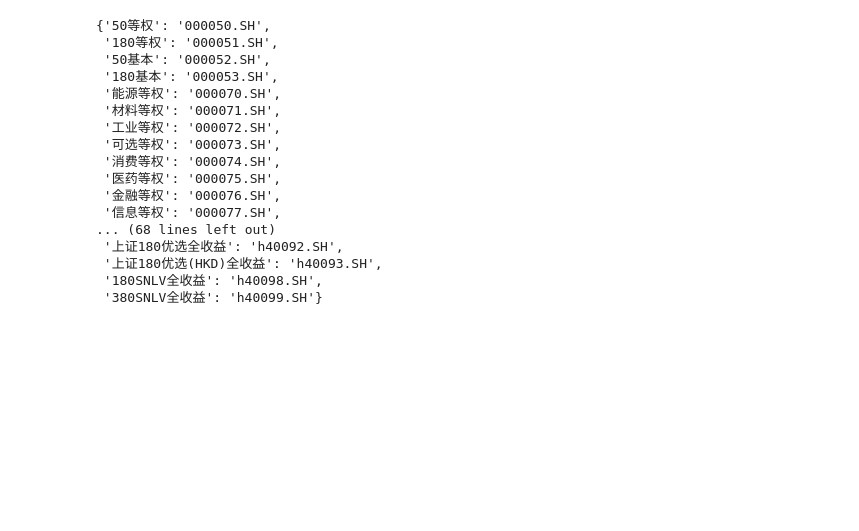
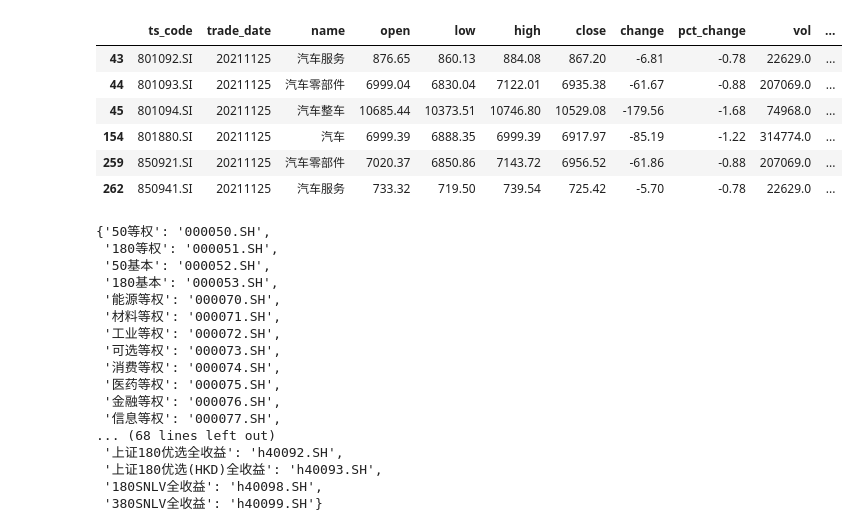
Before and after one commit to rufushuachen/code_bk, a Jupyter notebook: stock_pool.ipynb, the cells around one changed output. Drawn from its saved outputs; the diff is of its cells as text; code cells hidden in the pictures; blank space fills up the shorter version.

```diff
--- a/stock_pool.ipynb
+++ b/stock_pool.ipynb
@@ -313,3 +308,17 @@ See the caveats in the documentation: https://pandas.pydata.org/pandas-docs/stab
+# %%
+import tushare as ts
+pro = ts.pro_api()
+
+df = pro.sw_daily(start_date='20211125', end_date='20211125')
+df[df['name'].str.contains('汽车')]
+# %% [output]
+|  | ts_code | trade_date | name | open | low | high | close | change | pct_change | vol | ... |
+| 43 | 801092.SI | 20211125 | 汽车服务 | 876.65 | 860.13 | 884.08 | 867.20 | -6.81 | -0.78 | 22629.0 | ... |
+| 44 | 801093.SI | 20211125 | 汽车零部件 | 6999.04 | 6830.04 | 7122.01 | 6935.38 | -61.67 | -0.88 | 207069.0 | ... |
+| 45 | 801094.SI | 20211125 | 汽车整车 | 10685.44 | 10373.51 | 10746.80 | 10529.08 | -179.56 | -1.68 | 74968.0 | ... |
+| 154 | 801880.SI | 20211125 | 汽车 | 6999.39 | 6888.35 | 6999.39 | 6917.97 | -85.19 | -1.22 | 314774.0 | ... |
+| 259 | 850921.SI | 20211125 | 汽车零部件 | 7020.37 | 6850.86 | 7143.72 | 6956.52 | -61.86 | -0.88 | 207069.0 | ... |
+| 262 | 850941.SI | 20211125 | 汽车服务 | 733.32 | 719.50 | 739.54 | 725.42 | -5.70 | -0.78 | 22629.0 | ... |
 # %%
 """
 上交所指数-规模指数
```
Also changed, not shown: parts of 2 cells of this notebook.
